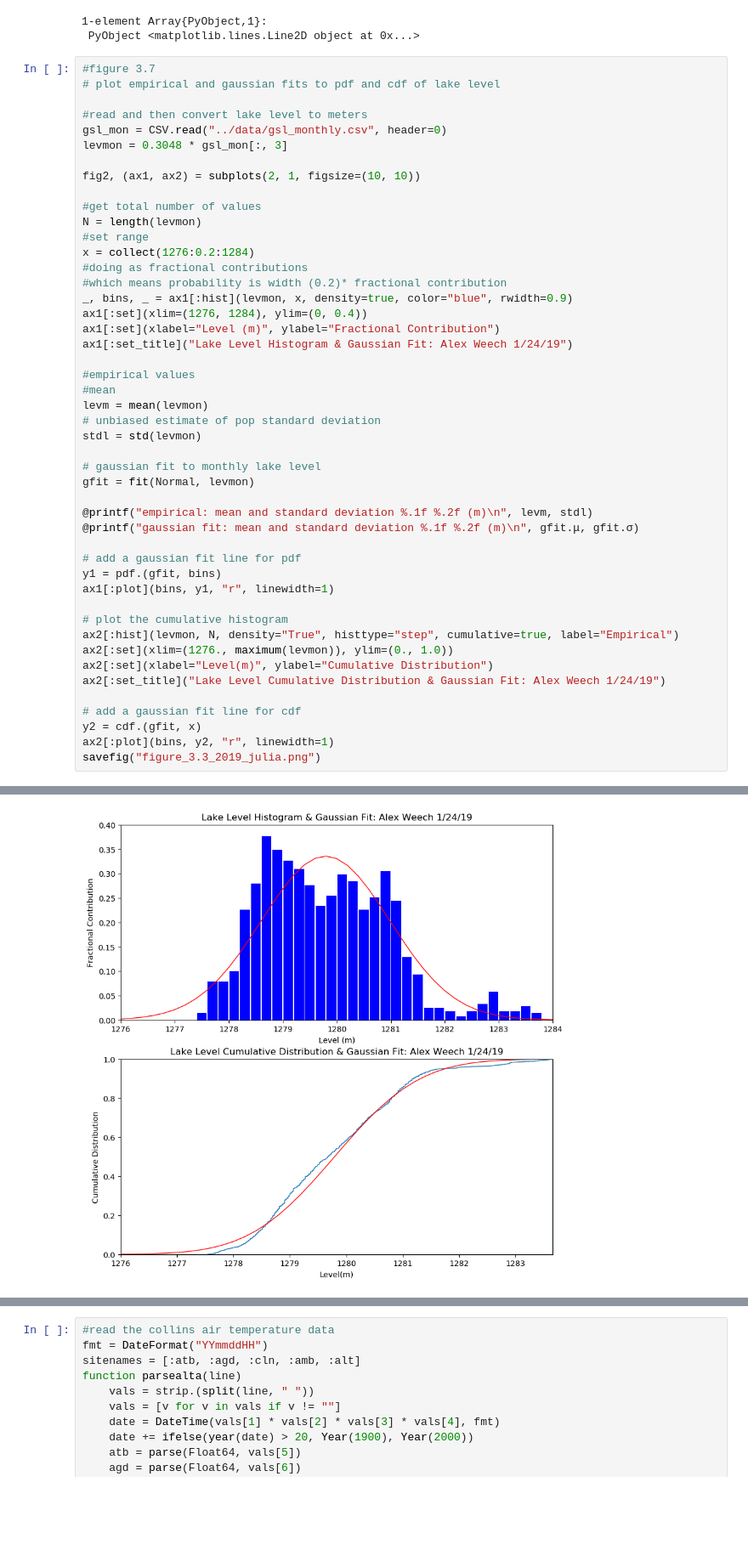
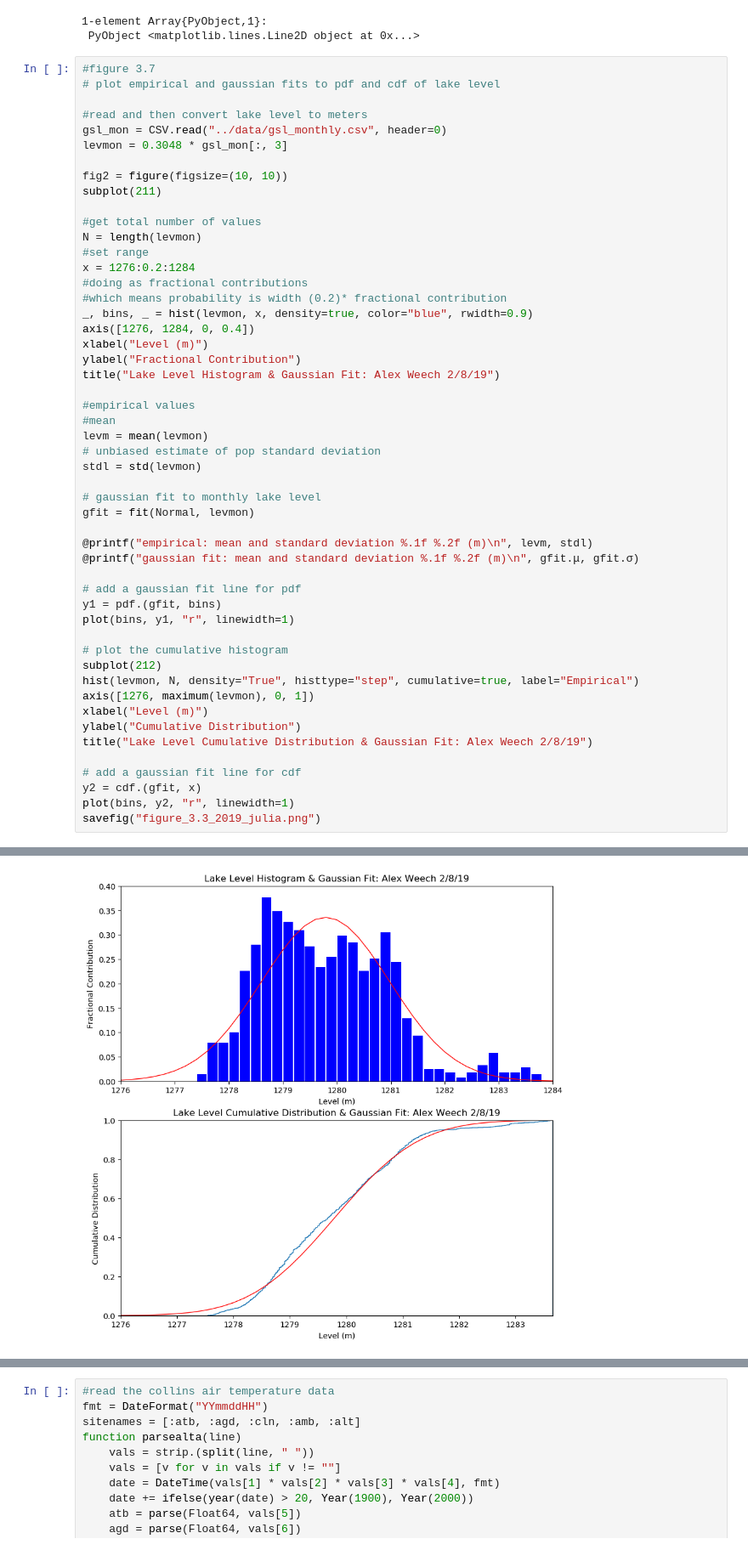
Before and after one commit to weech/atmos_5040_2019, a Jupyter notebook: chapter 3/chapter_3_2019_jl.ipynb, the cells around one changed output, grey strips where cells are left out. Shown at 85% size. Drawn from its saved outputs; the diff is of its cells as text; blank space fills up the shorter version.

```diff
--- a/chapter 3/chapter_3_2019_jl.ipynb
+++ b/chapter 3/chapter_3_2019_jl.ipynb
@@ -83,18 +83,20 @@ plot(x, cdf.(Normal(0, 1), x))
 gsl_mon = CSV.read("../data/gsl_monthly.csv", header=0)
 levmon = 0.3048 * gsl_mon[:, 3]
 
-fig2, (ax1, ax2) = subplots(2, 1, figsize=(10, 10))
+fig2 = figure(figsize=(10, 10))
+subplot(211)
 
 #get total number of values
 N = length(levmon)
 #set range
-x = collect(1276:0.2:1284)
+x = 1276:0.2:1284
 #doing as fractional contributions
 #which means probability is width (0.2)* fractional contribution
-_, bins, _ = ax1[:hist](levmon, x, density=true, color="blue", rwidth=0.9)
-ax1[:set](xlim=(1276, 1284), ylim=(0, 0.4))
-ax1[:set](xlabel="Level (m)", ylabel="Fractional Contribution")
-ax1[:set_title]("Lake Level Histogram & Gaussian Fit: Alex Weech 1/24/19")
+_, bins, _ = hist(levmon, x, density=true, color="blue", rwidth=0.9)
+axis([1276, 1284, 0, 0.4])
+xlabel("Level (m)")
+ylabel("Fractional Contribution")
+title("Lake Level Histogram & Gaussian Fit: Alex Weech 2/8/19")
 
 #empirical values
 #mean
@@ -110,16 +112,18 @@ gfit = fit(Normal, levmon)
 
 # add a gaussian fit line for pdf
 y1 = pdf.(gfit, bins)
-ax1[:plot](bins, y1, "r", linewidth=1)
+plot(bins, y1, "r", linewidth=1)
 
 # plot the cumulative histogram
-ax2[:hist](levmon, N, density="True", histtype="step", cumulative=true, label="Empirical")
-ax2[:set](xlim=(1276., maximum(levmon)), ylim=(0., 1.0))
-ax2[:set](xlabel="Level(m)", ylabel="Cumulative Distribution")
-ax2[:set_title]("Lake Level Cumulative Distribution & Gaussian Fit: Alex Weech 1/24/19")
+subplot(212)
+hist(levmon, N, density="True", histtype="step", cumulative=true, label="Empirical")
+axis([1276, maximum(levmon), 0, 1])
+xlabel("Level (m)")
+ylabel("Cumulative Distribution")
+title("Lake Level Cumulative Distribution & Gaussian Fit: Alex Weech 2/8/19")
 
 # add a gaussian fit line for cdf
 y2 = cdf.(gfit, x)
-ax2[:plot](bins, y2, "r", linewidth=1)
+plot(bins, y2, "r", linewidth=1)
 savefig("figure_3.3_2019_julia.png")
 # %% [output]
@@ -127 +132 @@ empirical: mean and standard deviation 1279
-[figure, old version]
+[figure, new version]
```
Also changed, not shown: parts of 6 cells of this notebook, 1 other file.
